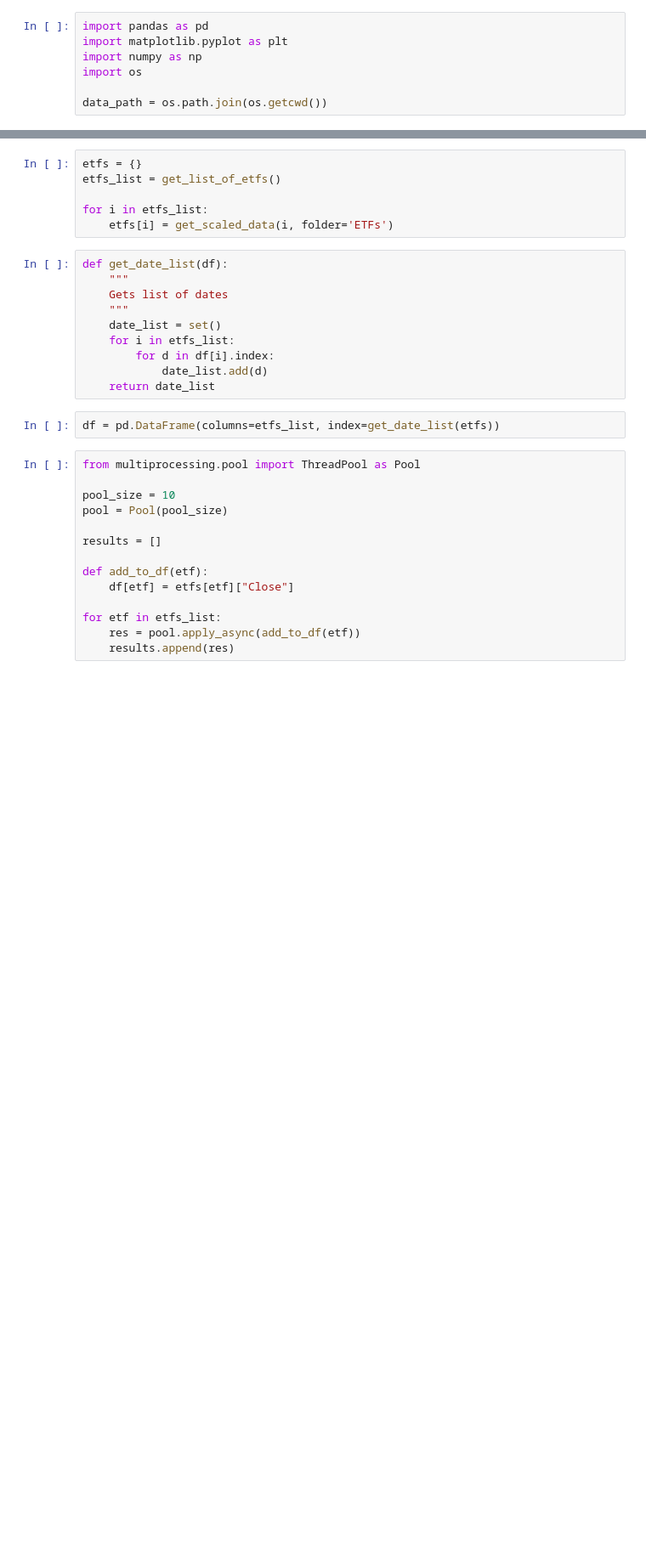
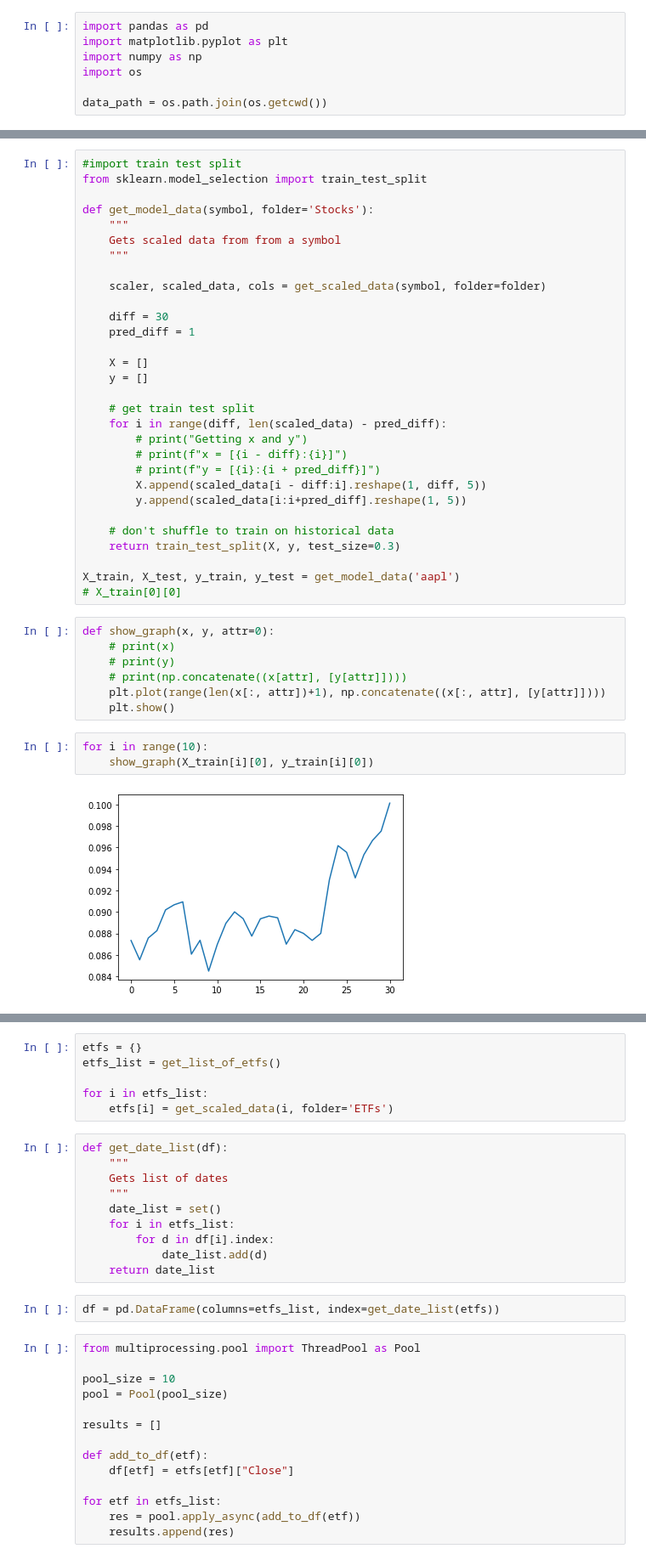
Before and after one commit to TheGAITORClub/Resources, a Jupyter notebook: Lectures/Week6/Week6.ipynb, the cells around one changed output, grey strips where cells are left out. Shown: that part at 85% size. Cells and saved outputs as stored; diff of their text form; blank space fills up the shorter version.

```diff
--- a/Lectures/Week6/Week6.ipynb
+++ b/Lectures/Week6/Week6.ipynb
@@ -54,0 +47,42 @@ get_stock_data("a")
+# %%
+#import train test split
+from sklearn.model_selection import train_test_split
+
+def get_model_data(symbol, folder='Stocks'):
+    """
+    Gets scaled data from from a symbol
+    """
+
+    scaler, scaled_data, cols = get_scaled_data(symbol, folder=folder)
+
+    diff = 30
+    pred_diff = 1
+
+    X = []
+    y = []
+
+    # get train test split
+    for i in range(diff, len(scaled_data) - pred_diff):
+        # print("Getting x and y")
+        # print(f"x = [{i - diff}:{i}]")
+        # print(f"y = [{i}:{i + pred_diff}]")
+        X.append(scaled_data[i - diff:i].reshape(1, diff, 5))
+        y.append(scaled_data[i:i+pred_diff].reshape(1, 5))
+
+    # don't shuffle to train on historical data
+    return train_test_split(X, y, test_size=0.3)
+
+X_train, X_test, y_train, y_test = get_model_data('aapl')
+# X_train[0][0]
+# %%
+def show_graph(x, y, attr=0):
+    # print(x)
+    # print(y)
+    # print(np.concatenate((x[attr], [y[attr]])))
+    plt.plot(range(len(x[:, attr])+1), np.concatenate((x[:, attr], [y[attr]])))
+    plt.show()
+# %%
+for i in range(10):
+    show_graph(X_train[i][0], y_train[i][0])
+# %% [output]
+[figure, added]
```
Also changed, not shown: parts of 11 cells of this notebook, 1 other file.
